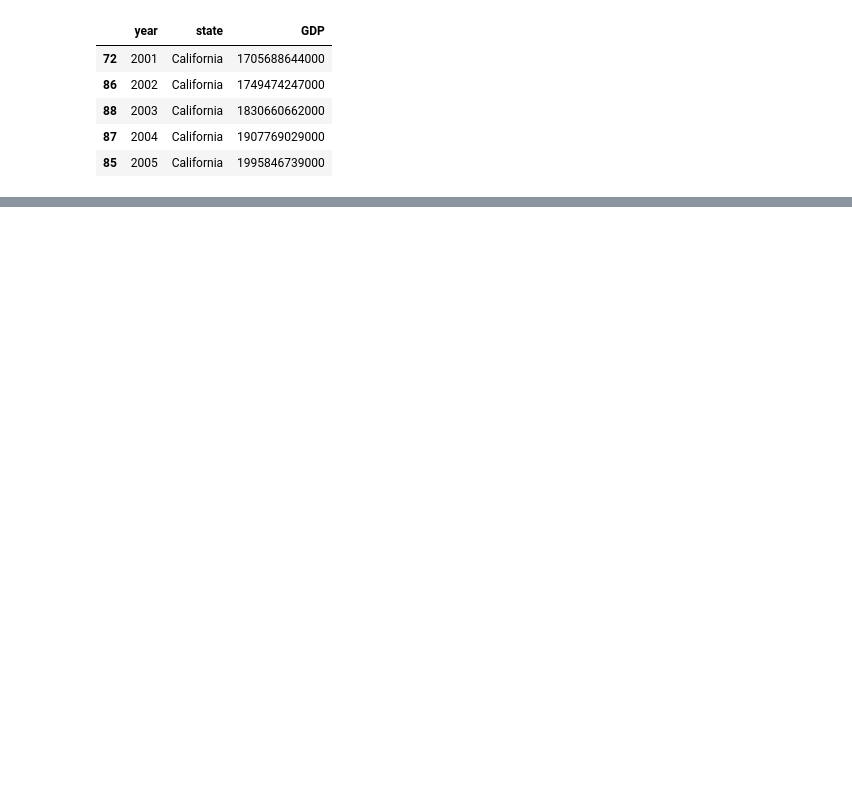
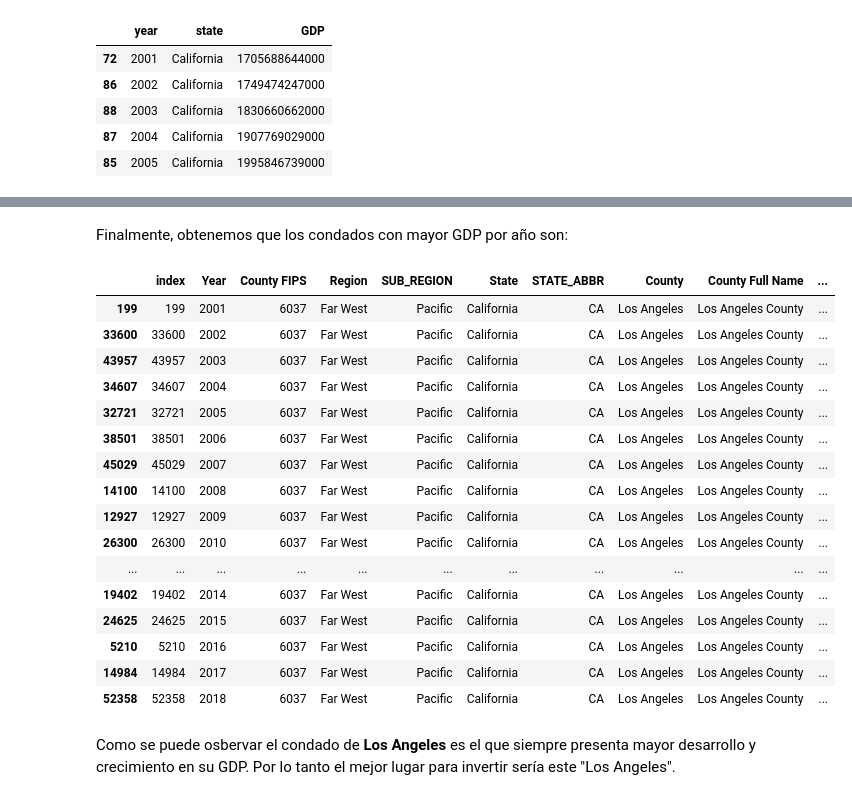
Before and after one commit to franciscoagamez/PF_google_yelp, a Jupyter notebook: JupiterNotebooks/HenryEconomicsEDA/EconomicsEDA.ipynb, the cells around one changed output, grey strips where cells are left out. Drawn from its saved outputs; the diff is of its cells as text; code cells hidden in the pictures; blank space fills up the shorter version.

```diff
--- a/JupiterNotebooks/HenryEconomicsEDA/EconomicsEDA.ipynb
+++ b/JupiterNotebooks/HenryEconomicsEDA/EconomicsEDA.ipynb
@@ -186,0 +193,3 @@ max_gdp_anio.head()
+# %%
+df_california = df_county.loc[(df_county['State'] == 'California')]
+df_california.head()
@@ -186,0 +219,26 @@ max_gdp_anio.head()
+# %%
+countys_max_gdp = df_california.loc[df_california.groupby('Year')['GDP (Chained $)'].idxmax()]
+# %% [markdown]
+Finalmente, obtenemos que los condados con mayor GDP por año son:
+# %%
+countys_max_gdp
+# %% [output]
+|  | index | Year | County FIPS | Region | SUB_REGION | State | STATE_ABBR | County | County Full Name | ... |
+| 199 | 199 | 2001 | 6037 | Far West | Pacific | California | CA | Los Angeles | Los Angeles County | ... |
+| 33600 | 33600 | 2002 | 6037 | Far West | Pacific | California | CA | Los Angeles | Los Angeles County | ... |
+| 43957 | 43957 | 2003 | 6037 | Far West | Pacific | California | CA | Los Angeles | Los Angeles County | ... |
+| 34607 | 34607 | 2004 | 6037 | Far West | Pacific | California | CA | Los Angeles | Los Angeles County | ... |
+| 32721 | 32721 | 2005 | 6037 | Far West | Pacific | California | CA | Los Angeles | Los Angeles County | ... |
+| 38501 | 38501 | 2006 | 6037 | Far West | Pacific | California | CA | Los Angeles | Los Angeles County | ... |
+| 45029 | 45029 | 2007 | 6037 | Far West | Pacific | California | CA | Los Angeles | Los Angeles County | ... |
+| 14100 | 14100 | 2008 | 6037 | Far West | Pacific | California | CA | Los Angeles | Los Angeles County | ... |
+| 12927 | 12927 | 2009 | 6037 | Far West | Pacific | California | CA | Los Angeles | Los Angeles County | ... |
+| 26300 | 26300 | 2010 | 6037 | Far West | Pacific | California | CA | Los Angeles | Los Angeles County | ... |
+| ... | ... | ... | ... | ... | ... | ... | ... | ... | ... | ... |
+| 19402 | 19402 | 2014 | 6037 | Far West | Pacific | California | CA | Los Angeles | Los Angeles County | ... |
+| 24625 | 24625 | 2015 | 6037 | Far West | Pacific | California | CA | Los Angeles | Los Angeles County | ... |
+| 5210 | 5210 | 2016 | 6037 | Far West | Pacific | California | CA | Los Angeles | Los Angeles County | ... |
+| 14984 | 14984 | 2017 | 6037 | Far West | Pacific | California | CA | Los Angeles | Los Angeles County | ... |
+| 52358 | 52358 | 2018 | 6037 | Far West | Pacific | California | CA | Los Angeles | Los Angeles County | ... |
+# %% [markdown]
+Como se puede osbervar el condado de **Los Angeles** es el que siempre presenta mayor desarrollo y crecimiento en su GDP. Por lo tanto el mejor lugar para invertir sería este "Los Angeles".
```
Also changed, not shown: parts of 5 cells of this notebook.
